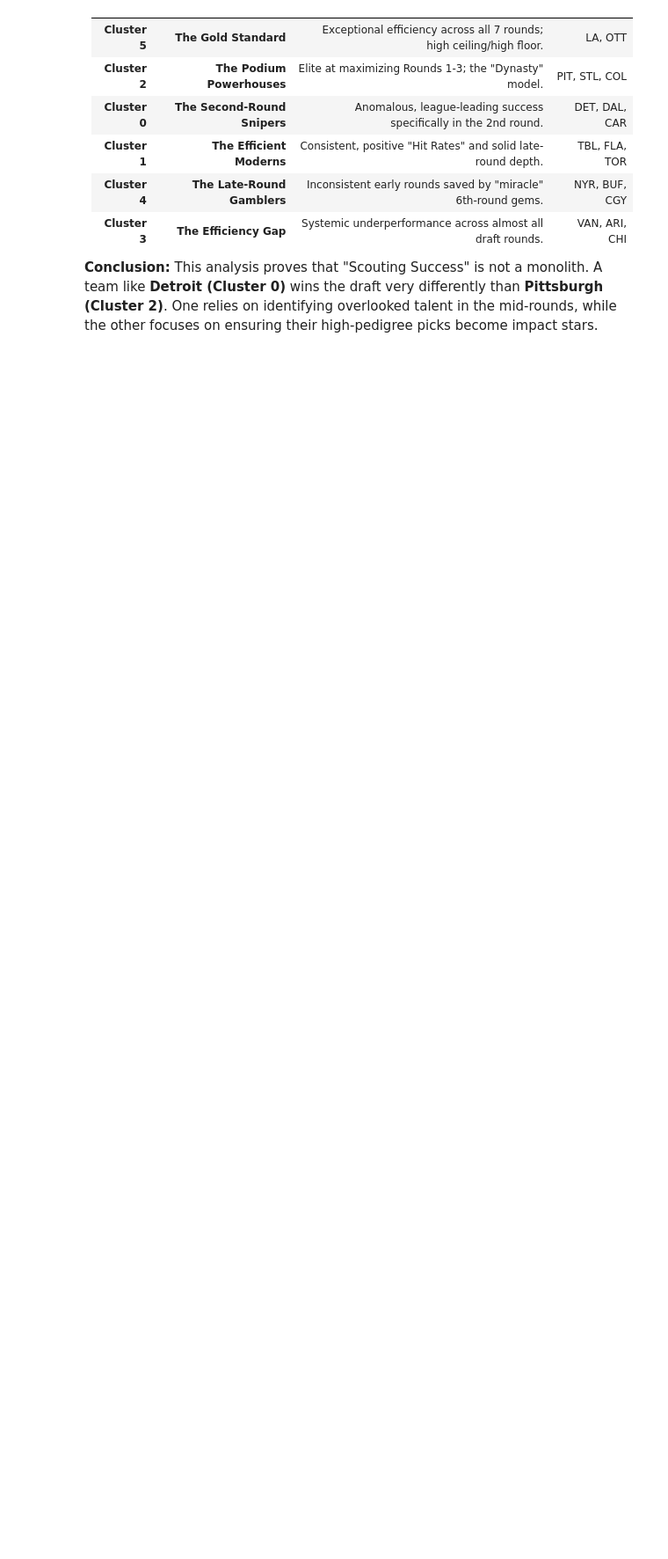
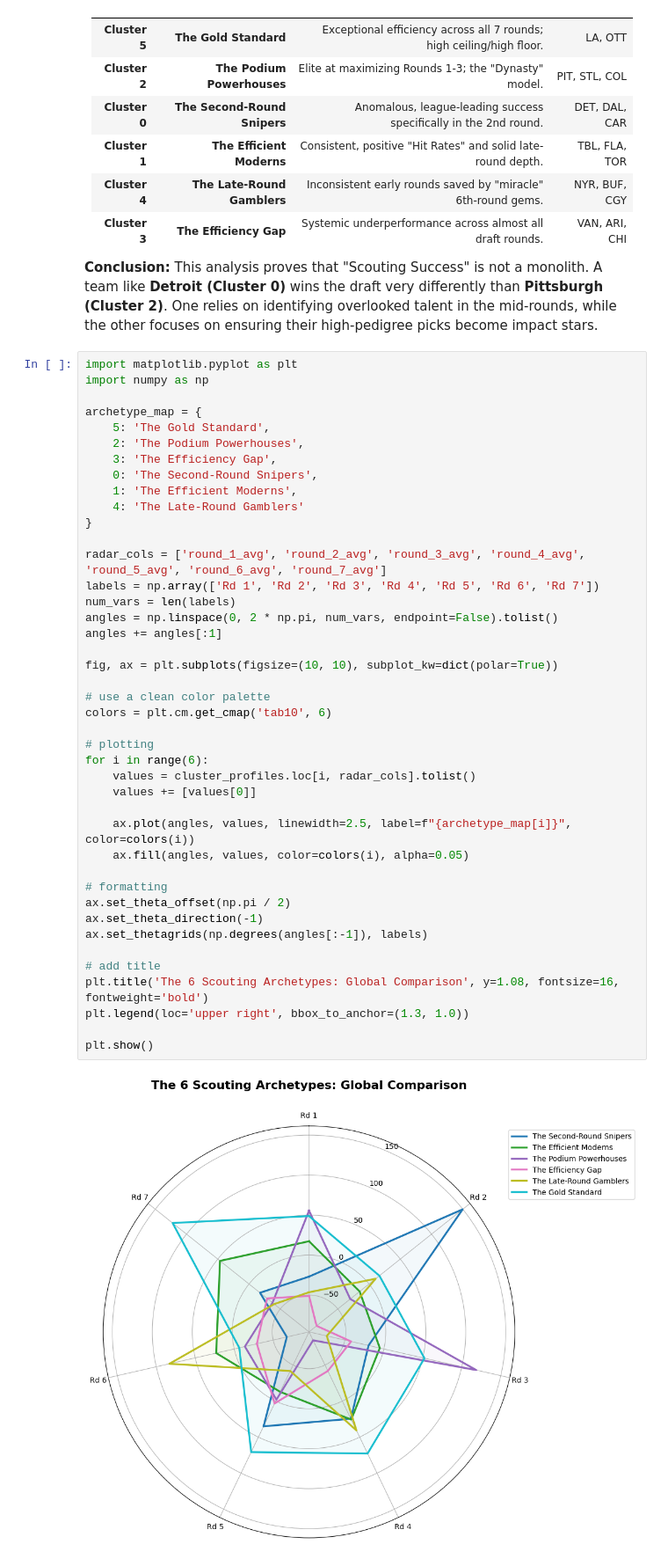
Before and after one commit to vanbrantley/nhl-draft-analysis, a Jupyter notebook: notebooks/03_findings.ipynb, the cells around one changed output. Shown at 88% size. Saved outputs shown, nothing was run; the diff lists cells and outputs as text; blank space fills up the shorter version.

```diff
--- a/notebooks/03_findings.ipynb
+++ b/notebooks/03_findings.ipynb
@@ -357,3 +402,47 @@ By moving to $k=6$, the analysis identifies distinct organizational philosophies
 | **Cluster 3** | **The Efficiency Gap** | Systemic underperformance across almost all draft rounds. | VAN, ARI, CHI |
 
 **Conclusion:** This analysis proves that "Scouting Success" is not a monolith. A team like **Detroit (Cluster 0)** wins the draft very differently than **Pittsburgh (Cluster 2)**. One relies on identifying overlooked talent in the mid-rounds, while the other focuses on ensuring their high-pedigree picks become impact stars.
+# %%
+import matplotlib.pyplot as plt
+import numpy as np
+
+archetype_map = {
+    5: 'The Gold Standard',
+    2: 'The Podium Powerhouses',
+    3: 'The Efficiency Gap',
+    0: 'The Second-Round Snipers',
+    1: 'The Efficient Moderns',
+    4: 'The Late-Round Gamblers'
+}
+
+radar_cols = ['round_1_avg', 'round_2_avg', 'round_3_avg', 'round_4_avg', 'round_5_avg', 'round_6_avg', 'round_7_avg']
+labels = np.array(['Rd 1', 'Rd 2', 'Rd 3', 'Rd 4', 'Rd 5', 'Rd 6', 'Rd 7'])
+num_vars = len(labels)
+angles = np.linspace(0, 2 * np.pi, num_vars, endpoint=False).tolist()
+angles += angles[:1]
+
+fig, ax = plt.subplots(figsize=(10, 10), subplot_kw=dict(polar=True))
+
+# use a clean color palette
+colors = plt.cm.get_cmap('tab10', 6)
+
+# plotting
+for i in range(6):
+    values = cluster_profiles.loc[i, radar_cols].tolist()
+    values += [values[0]]
+
+    ax.plot(angles, values, linewidth=2.5, label=f"{archetype_map[i]}", color=colors(i))
+    ax.fill(angles, values, color=colors(i), alpha=0.05)
+
+# formatting
+ax.set_theta_offset(np.pi / 2)
+ax.set_theta_direction(-1)
+ax.set_thetagrids(np.degrees(angles[:-1]), labels)
+
+# add title
+plt.title('The 6 Scouting Archetypes: Global Comparison', y=1.08, fontsize=16, fontweight='bold')
+plt.legend(loc='upper right', bbox_to_anchor=(1.3, 1.0))
+
+plt.show()
+# %% [output]
+[figure, added]
```
Also changed, not shown: parts of 30 cells of this notebook, 9 other files.
